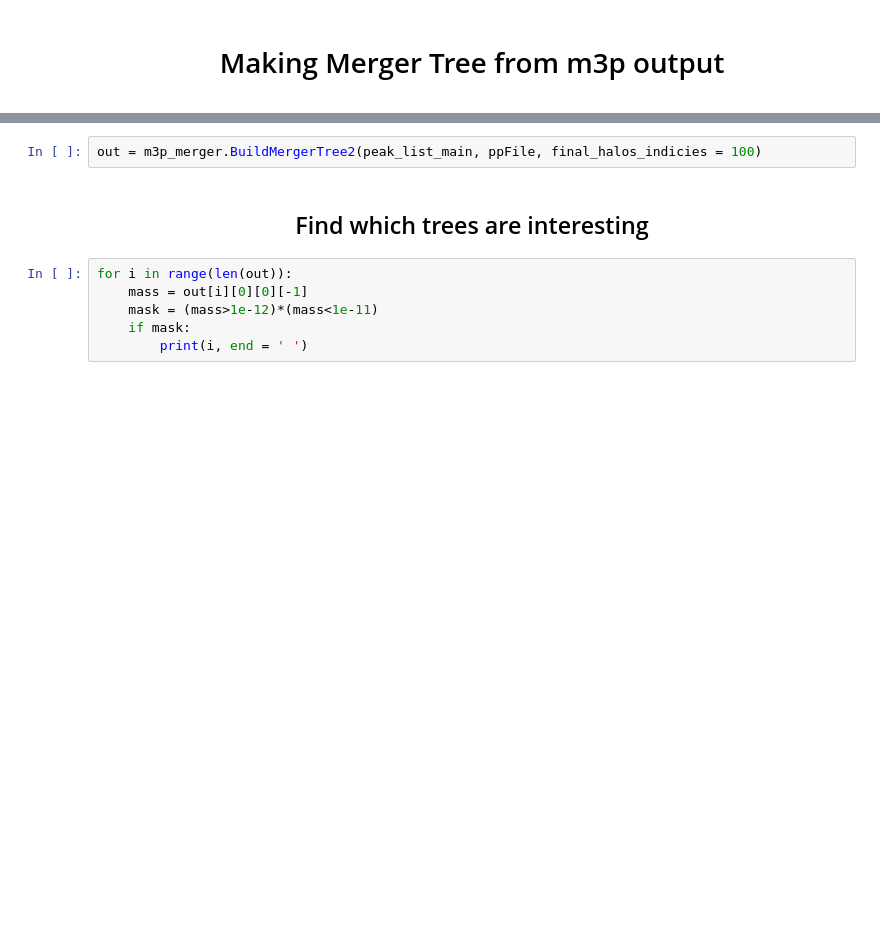
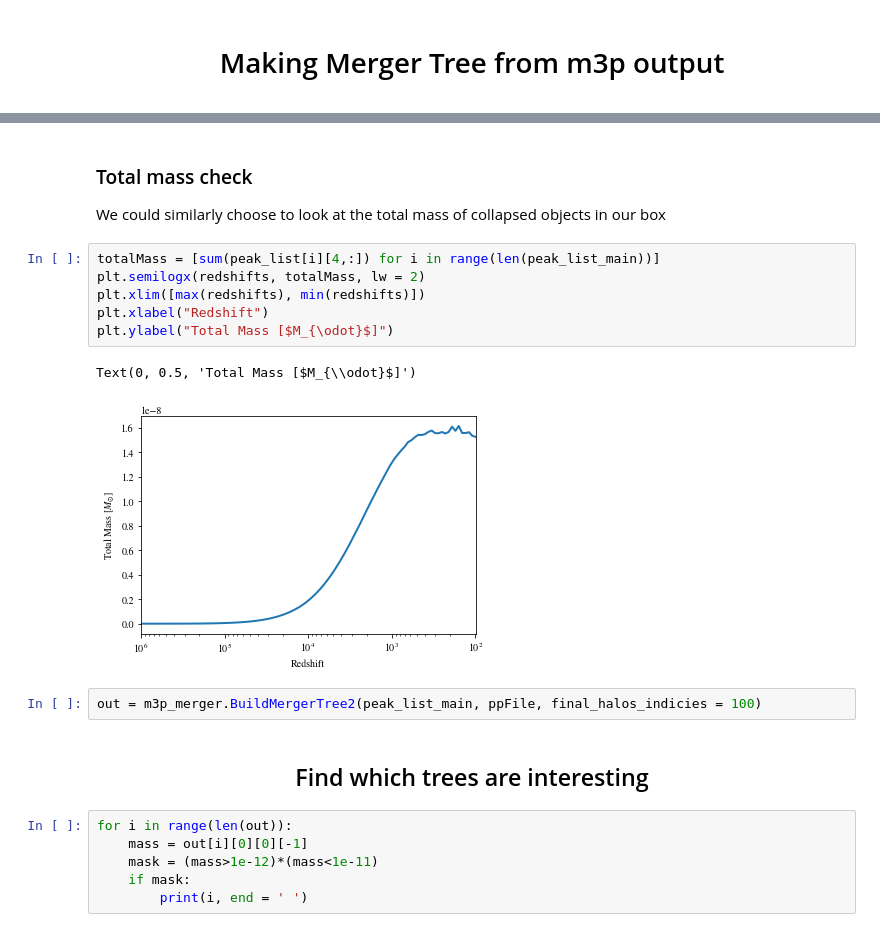
Before and after one commit to David-Ellis/m3p_merger, a Jupyter notebook: MergerTree.ipynb, the cells around one changed output, grey strips where cells are left out. Drawn from its saved outputs; the diff is of its cells as text; blank space fills up the shorter version.

```diff
--- a/MergerTree.ipynb
+++ b/MergerTree.ipynb
@@ -46,3 +51,16 @@ len(peak_list_main[0][0])
+# %% [markdown]
+### Total mass check
+
+We could similarly choose to look at the total mass of collapsed objects in our box
+# %%
+totalMass = [sum(peak_list[i][4,:]) for i in range(len(peak_list_main))]
+plt.semilogx(redshifts, totalMass, lw = 2)
+plt.xlim([max(redshifts), min(redshifts)])
+plt.xlabel("Redshift")
+plt.ylabel("Total Mass [$M_{\odot}$]")
+# %% [output]
+Text(0, 0.5, 'Total Mass [$M_{\\odot}$]')
+[figure, added]
 # %%
 out = m3p_merger.BuildMergerTree2(peak_list_main, ppFile, final_halos_indicies = 100)
 # %% [markdown]
```
Also changed, not shown: parts of 11 cells of this notebook.
